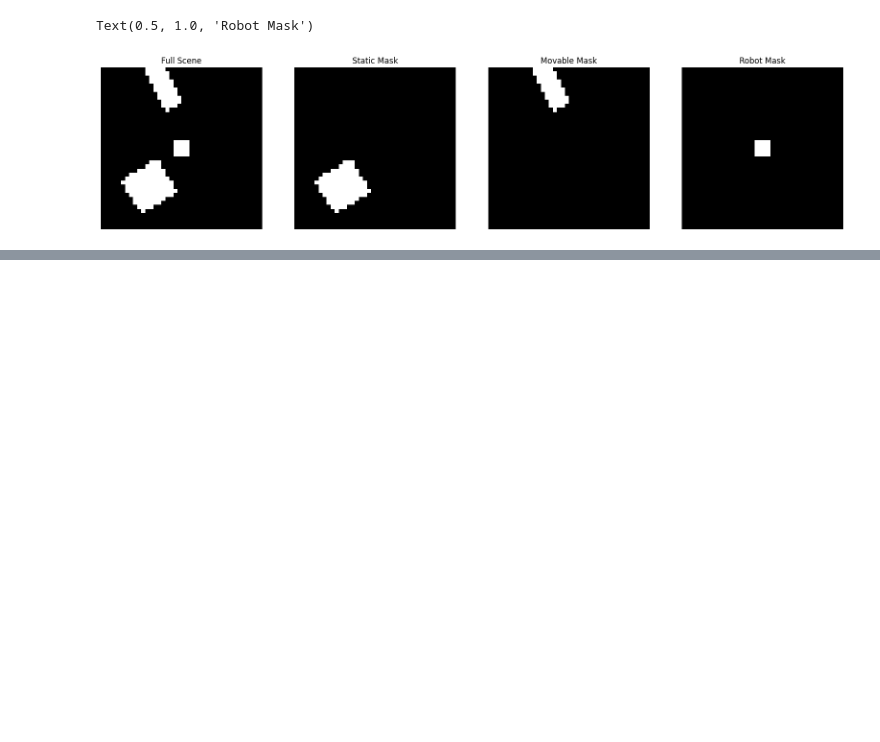
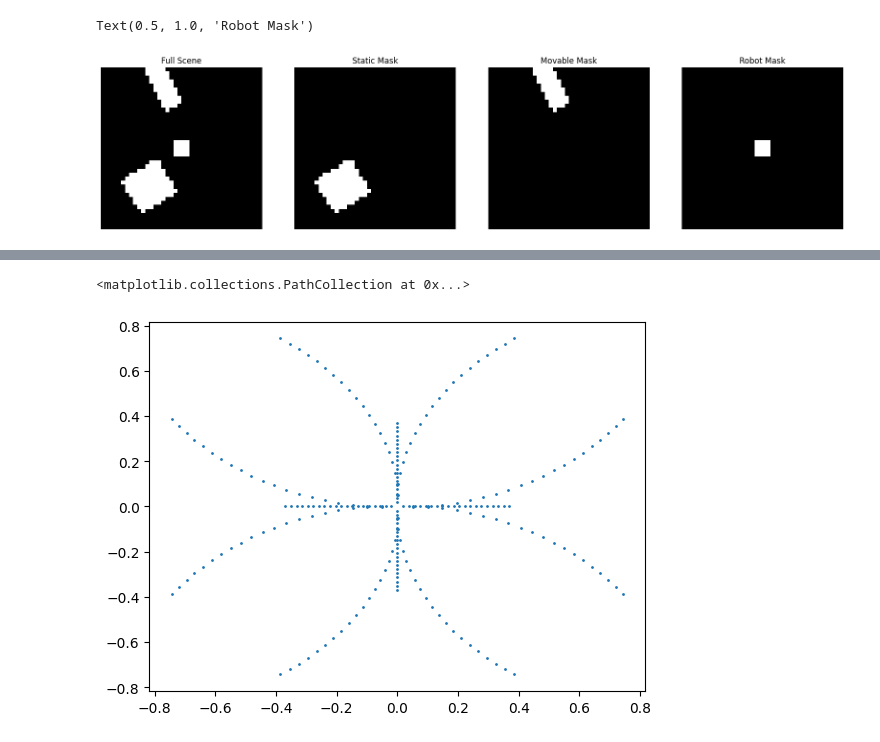
Before and after one commit to PRX-Kinodynamic/ML4KP-devel, a Jupyter notebook: vis.ipynb, the cells around one changed output, grey strips where cells are left out. Cells and saved outputs as stored; diff of their text form; code cells hidden in the pictures; blank space fills up the shorter version.

```diff
--- a/vis.ipynb
+++ b/vis.ipynb
@@ -129,0 +127,16 @@ Text(0.5, 1.0, 'Robot Mask')
+# %%
+folder = Path("namo_trajectories")
+file_list = list(folder.glob('*.txt'))
+lines = []
+for i in file_list:
+    with open(i, 'r') as f:
+        data = f.readlines()
+    for line in data:
+        line = np.array(line.strip().split()).astype(float)
+        lines.append(line)
+lines = np.array(lines)
+# %%
+plt.scatter(lines[:, 0], lines[:, 1], s=1)
+# %% [output]
+<matplotlib.collections.PathCollection at 0x...>
+[figure, added]
```
Also changed, not shown: parts of 5 cells of this notebook, 15 other files.
